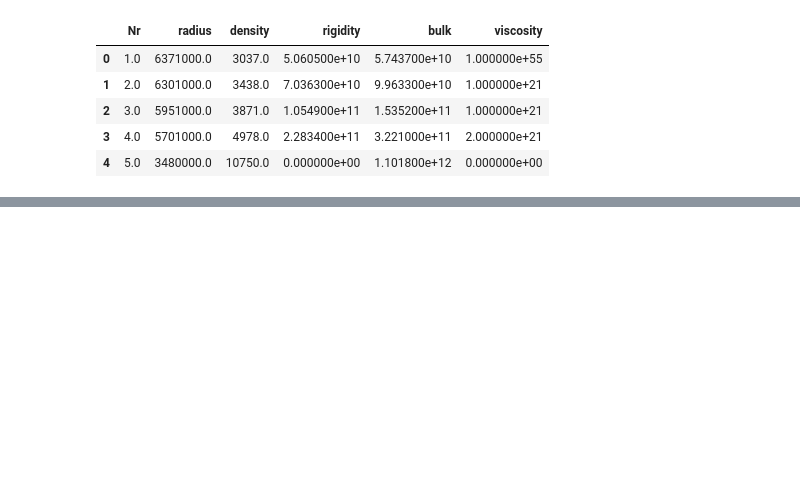
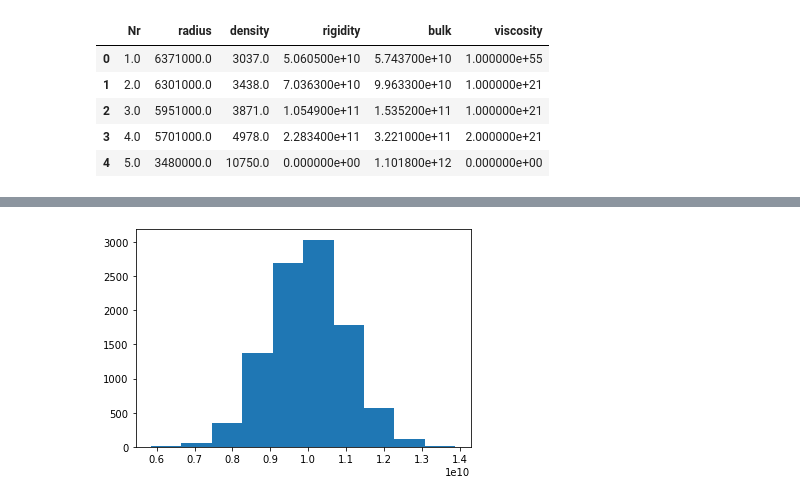
Before and after one commit to eyhl/premis, a Jupyter notebook: notebooks/pyro_model.ipynb, the cells around one changed output, grey strips where cells are left out. Drawn from its saved outputs; the diff is of its cells as text; code cells hidden in the pictures; blank space fills up the shorter version.

```diff
--- a/notebooks/pyro_model.ipynb
+++ b/notebooks/pyro_model.ipynb
@@ -233,0 +190,5 @@ def taboo(j: int, e_l: float, e_um: float, e_lm: float) -> np.ndarray:
+# %%
+diste = IntervalFoldedDistribution(dist.Normal(1e10*torch.ones(10000), 1e9), lower=1e8, upper=1e12)
+plt.hist(np.array(pyro.sample("test", diste)));
+# %% [output]
+[figure, added]
```
Also changed, not shown: parts of 21 cells of this notebook, 1 other file.
